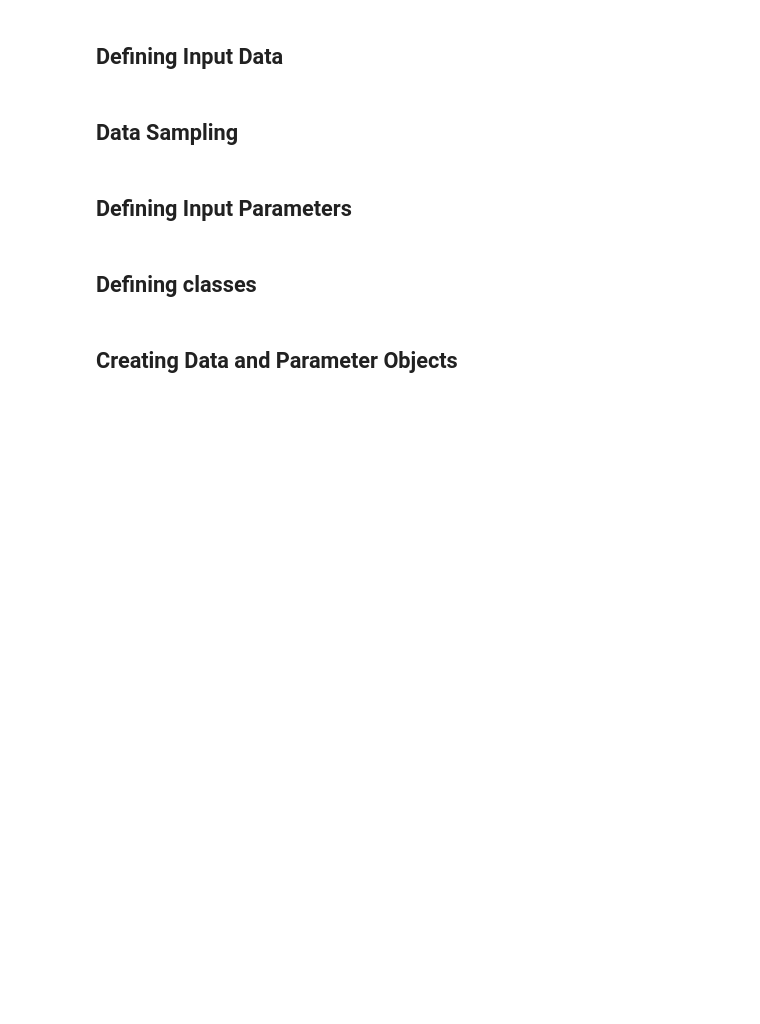
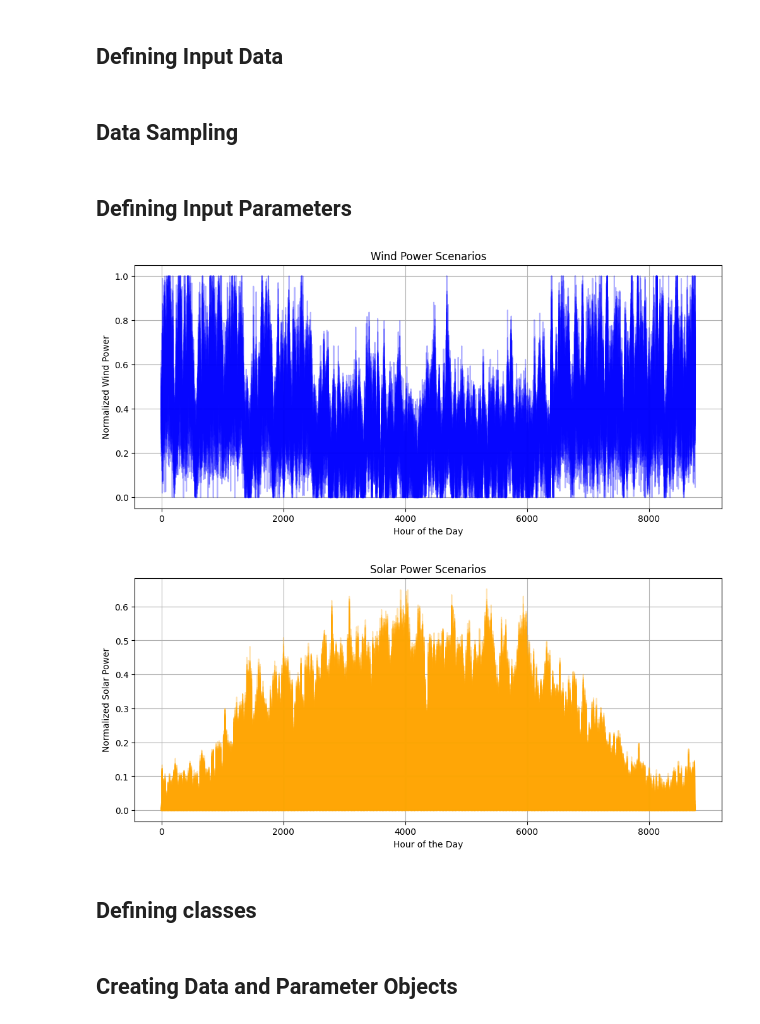
Before and after one commit to bioapfelsaft123/MasterThesis, a Jupyter notebook: SampleSystem.ipynb, the cells around one changed output. Saved outputs shown, nothing was run; the diff lists cells and outputs as text; code cells hidden in the pictures; blank space fills up the shorter version.

```diff
--- a/SampleSystem.ipynb
+++ b/SampleSystem.ipynb
@@ -18,9 +18,7 @@ CapExi = pd.read_excel('Data/ExistingCapacity.xlsx')
 CapOut = pd.read_excel('Data/CapacityOut.xlsx')
 Demand = pd.read_excel('Data/Demand.xlsx')
 StorExi = pd.read_excel('Data/ExistingStorage.xlsx')
-ProdFacOffWind = pd.read_excel('Data/OffshoreCapacityFactor.xlsx')
-ProdFacOnWind = pd.read_excel('Data/OnshoreCapacityFactor.xlsx')
-ProdFacSolar = pd.read_excel('Data/SolarCapacityFactor.xlsx')
+CapacityFactors= pd.read_excel('Data/CapacityFactors.xlsx')
 StorLim = pd.read_excel('Data/StorageLimit.xlsx')
 # %% [markdown]
 ## Transform data frames into matrix
@@ -28,15 +26,15 @@ StorLim = pd.read_excel('Data/StorageLimit.xlsx')
 CapCost = np.array(CapCost['Annualized Investment Cost [EUR/kW]'])
 OpCost = np.array(OpCost['Total OPEX'])
 #TechInfo = np.array(TechInfo['Type'])
-StorCost = np.array(StorCost['CAPEX [EUR/kWh]'])
+StorCost = np.array(StorCost['CAPEX [EUR/kW]'])
 CapLim = np.array(CapLim['Maximum Capacity [GW]'])
 CapExi = np.array(CapExi['Capacity [GW]'])
 CapOut = np.array(CapOut['Maximum Capacity [GW]'])
 Demand = np.array(Demand['Demand [GWh]'])
 StorExi = np.array(StorExi['Capacity [GWh]'])
-ProdFacOffWind = np.array(ProdFacOffWind['Capacity Factor'])
-ProdFacOnWind = np.array(ProdFacOnWind['Capacity Factor'])
-ProdFacSolar = np.array(ProdFacSolar['Capacity Factor'])
+ProdFacOffWind = np.array(CapacityFactors['Offshore Capacity Factor'])
+ProdFacOnWind = np.array(CapacityFactors['Onshore Capacity Factor'])
+ProdFacSolar = np.array(CapacityFactors['Solar Capacity Factor'])
 StorLim = np.array(StorLim['Maximum Capacity [GWh]'])
 # %% [markdown]
 ## Defining Input Data
@@ -186,6 +224,31 @@ delta = 0.7
 BigM = 1000000
 
 DemandScaleFactor = 750/464
+# %%
+import matplotlib.pyplot as plt
+
+# Plot Wind Scenarios
+plt.figure(figsize=(12, 5))
+for scenario in range(N_Scen):  # Plot only first 50 scenarios for clarity
+    plt.plot(range(N_Hours), Offwind_scenarios[:, scenario], alpha=0.3, color='blue')
+plt.title("Wind Power Scenarios")
+plt.xlabel("Hour of the Day")
+plt.ylabel("Normalized Wind Power")
+plt.grid(True)
+plt.show()
+
+# Plot Solar Scenarios
+plt.figure(figsize=(12, 5))
+for scenario in range(N_Scen):  # Plot only first 50 scenarios for clarity
+    plt.plot(range(N_Hours), Solar_scenarios[:, scenario], alpha=0.3, color='orange')
+plt.title("Solar Power Scenarios")
+plt.xlabel("Hour of the Day")
+plt.ylabel("Normalized Solar Power")
+plt.grid(True)
+plt.show()
+# %% [output]
+[figure, added]
+[figure, added]
 # %% [markdown]
 ## Defining classes
 # %%
```
Also changed, not shown: parts of 7 cells of this notebook, 27 other files.
